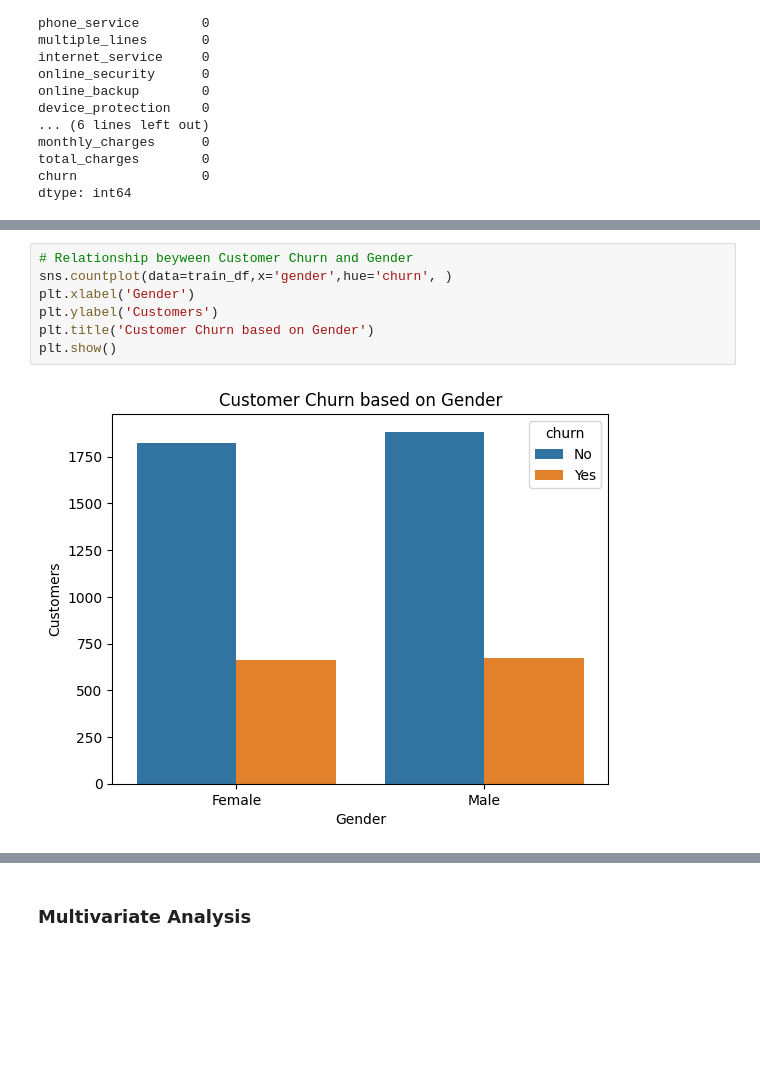
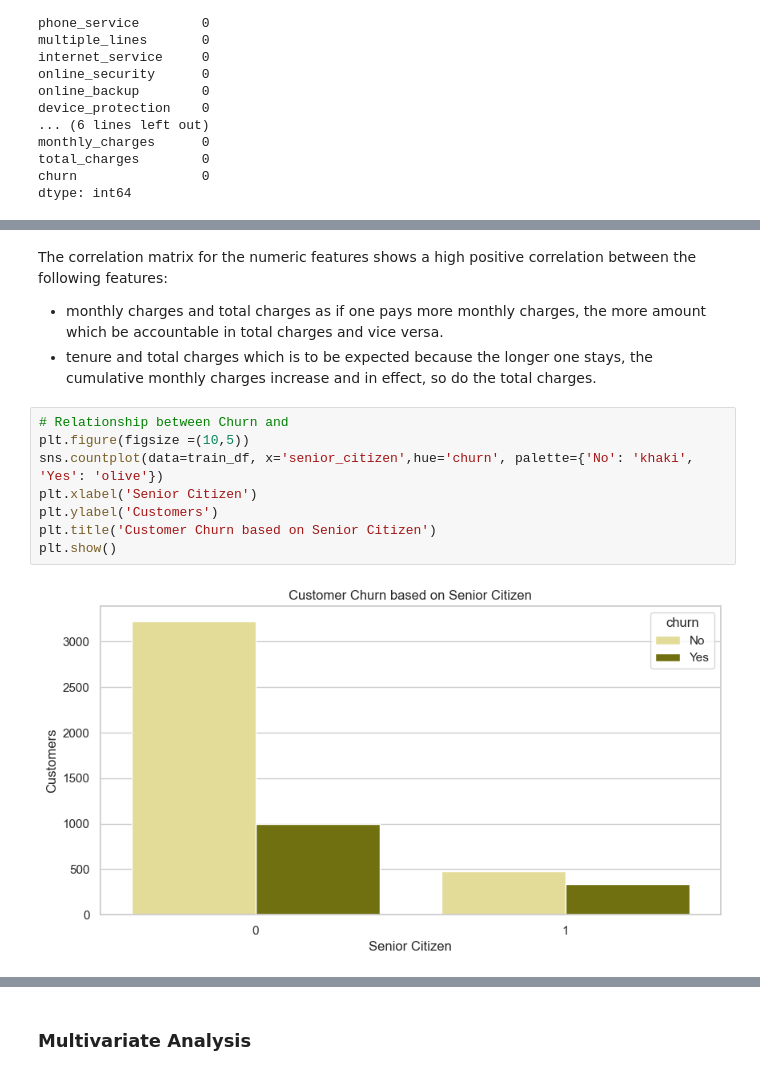
Before and after one commit to FloJoLaryea/Customer_Churn_Analysis, a Jupyter notebook: cstomer_churn_analysis.ipynb, the cells around one changed output, grey strips where cells are left out. Cells and saved outputs as stored; diff of their text form; blank space fills up the shorter version.

```diff
--- a/cstomer_churn_analysis.ipynb
+++ b/cstomer_churn_analysis.ipynb
@@ -450,9 +467,14 @@ plt.show()
+# %% [markdown]
+The correlation matrix for the numeric features shows a high positive correlation between the following features:
+- monthly charges and total charges as if one pays more monthly charges, the more amount which be accountable in total charges and vice versa.
+- tenure and total charges which is to be expected because the longer one stays, the cumulative monthly charges increase and in effect, so do the total charges.
 # %%
-# Relationship beyween Customer Churn and Gender
-sns.countplot(data=train_df,x='gender',hue='churn', )
-plt.xlabel('Gender')
+# Relationship between Churn and
+plt.figure(figsize =(10,5))
+sns.countplot(data=train_df, x='senior_citizen',hue='churn', palette={'No': 'khaki', 'Yes': 'olive'})
+plt.xlabel('Senior Citizen')
 plt.ylabel('Customers')
-plt.title('Customer Churn based on Gender')
+plt.title('Customer Churn based on Senior Citizen')
 plt.show()
 # %% [output]
-[figure, old version]
+[figure, new version]
```
Also changed, not shown: parts of 57 cells of this notebook, 1 other file.
